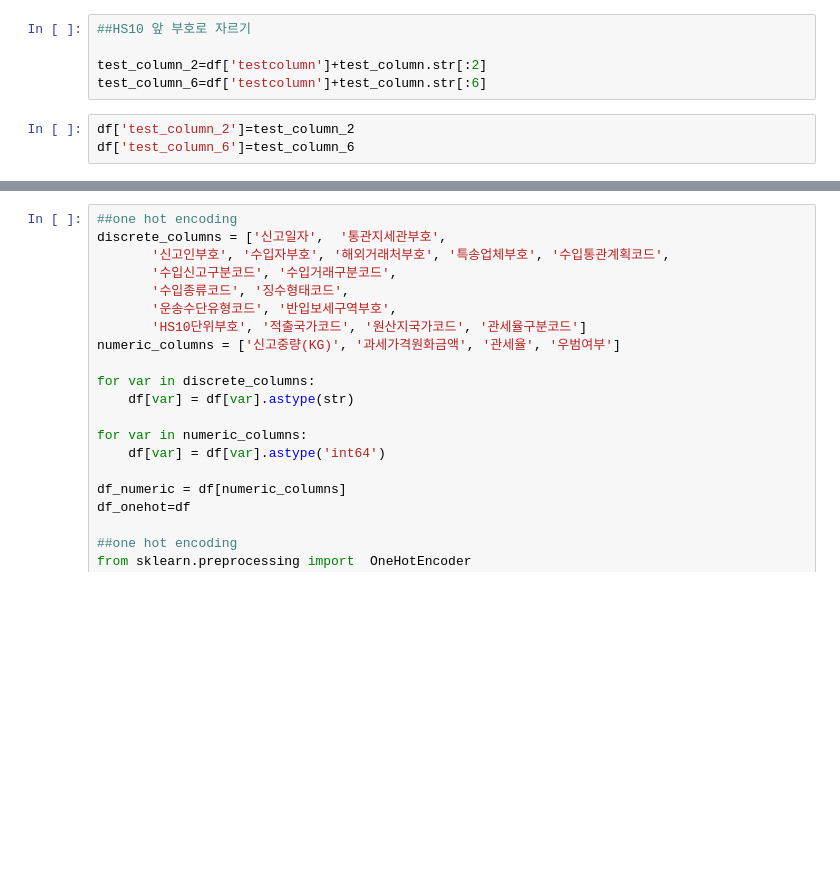
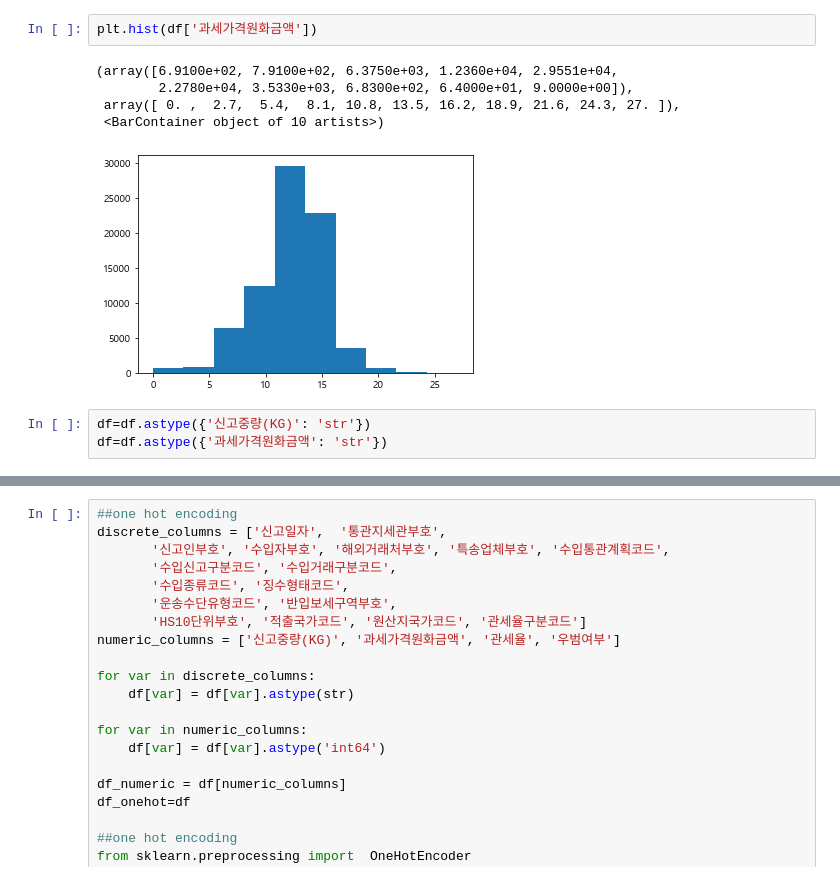
Before and after one commit to daebakk/Data-Science-Project, a Jupyter notebook: hyemi.ipynb, the cells around one changed output, grey strips where cells are left out. Drawn from its saved outputs; the diff is of its cells as text; blank space fills up the shorter version.

```diff
--- a/hyemi.ipynb
+++ b/hyemi.ipynb
@@ -67,9 +82,12 @@ test_column=df['HS10단위부호'].astype(str)
 # %%
-##HS10 앞 부호로 자르기
-
-test_column_2=df['testcolumn']+test_column.str[:2]
-test_column_6=df['testcolumn']+test_column.str[:6]
+plt.hist(df['과세가격원화금액'])
+# %% [output]
+(array([6.9100e+02, 7.9100e+02, 6.3750e+03, 1.2360e+04, 2.9551e+04,
+        2.2780e+04, 3.5330e+03, 6.8300e+02, 6.4000e+01, 9.0000e+00]),
+ array([ 0. ,  2.7,  5.4,  8.1, 10.8, 13.5, 16.2, 18.9, 21.6, 24.3, 27. ]),
+ <BarContainer object of 10 artists>)
+[figure, added]
 # %%
-df['test_column_2']=test_column_2
-df['test_column_6']=test_column_6
+df=df.astype({'신고중량(KG)': 'str'})
+df=df.astype({'과세가격원화금액': 'str'})
 # %%
```
Also changed, not shown: parts of 8 cells of this notebook.
